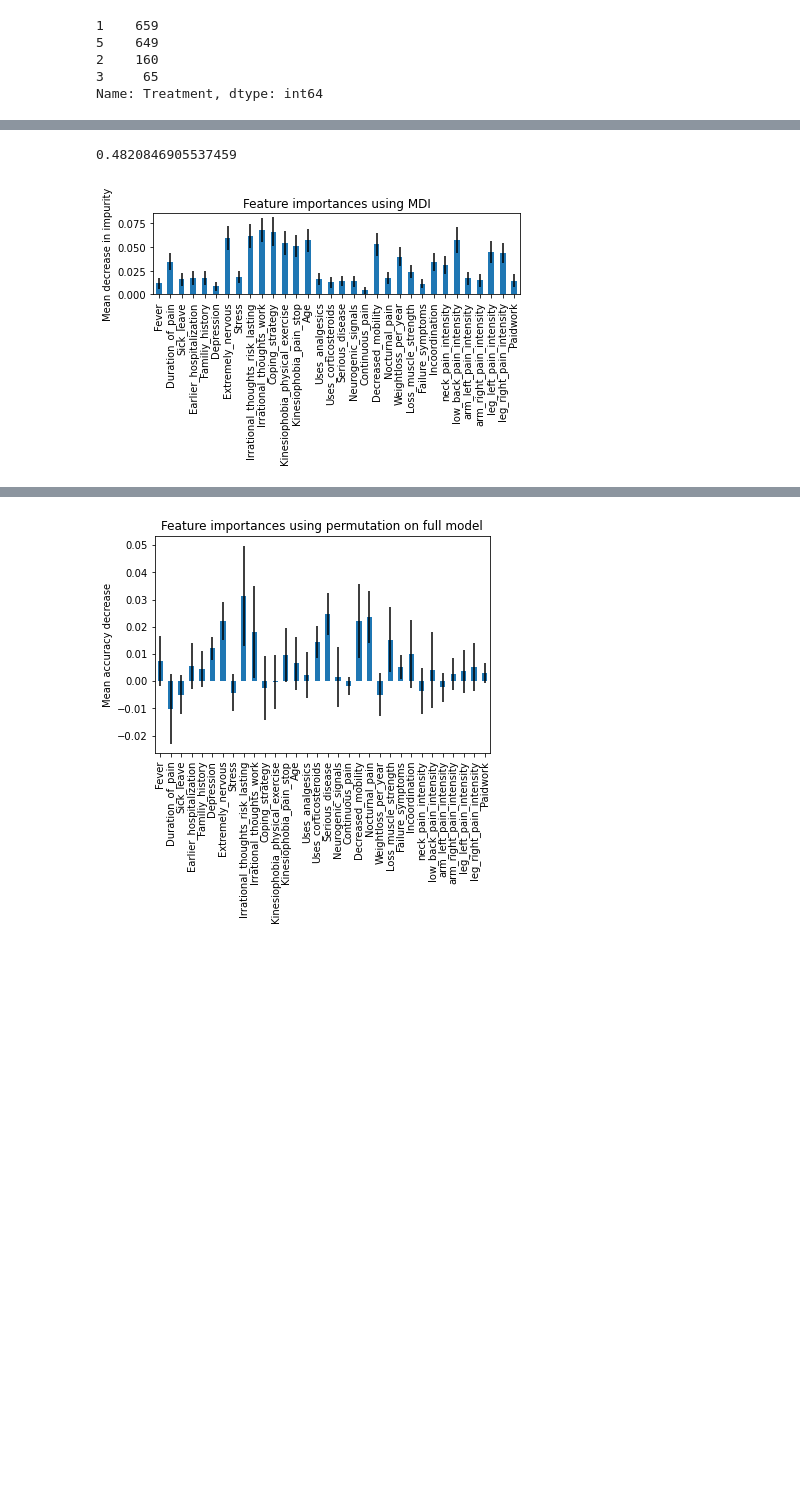
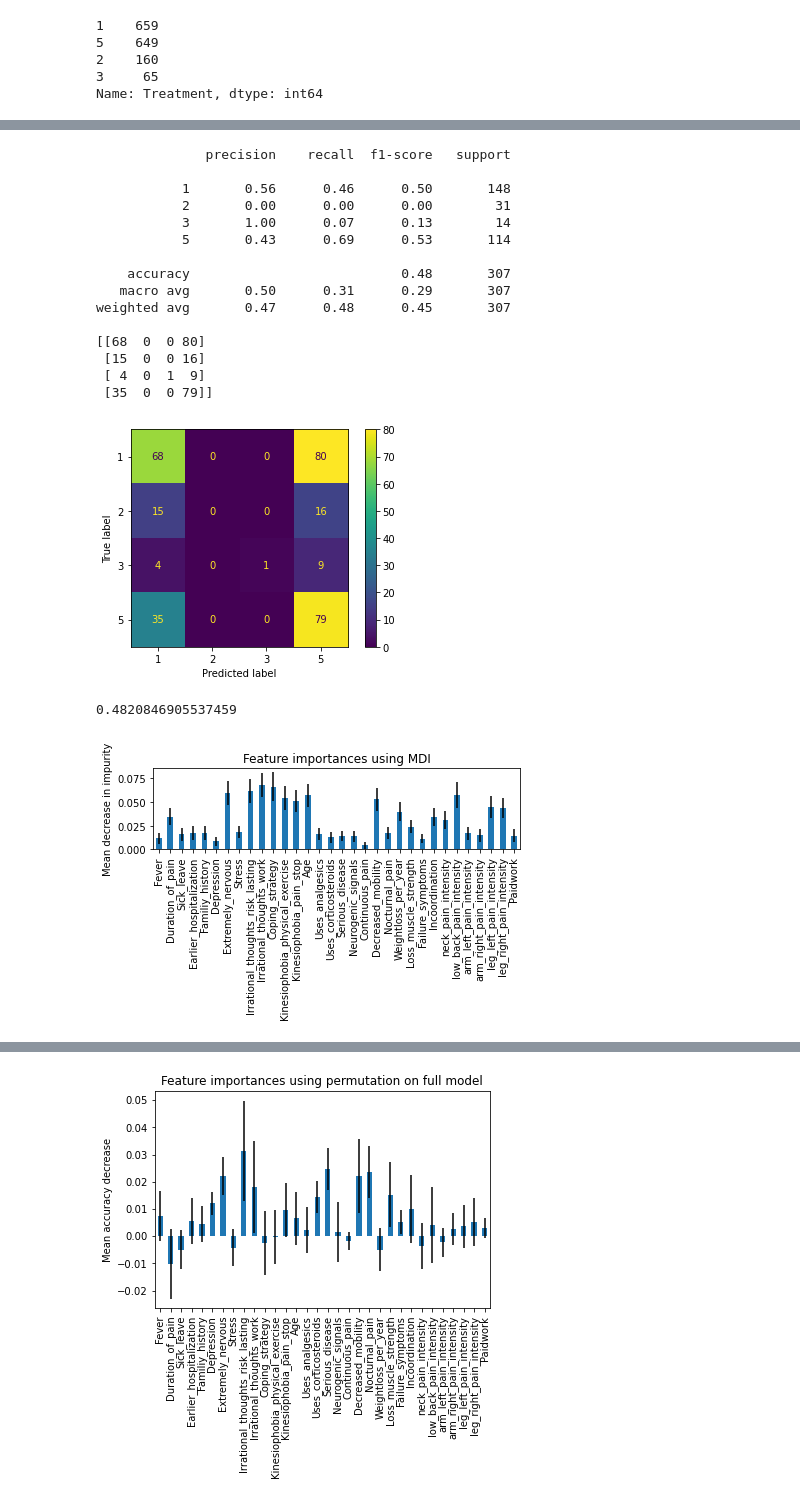
Before and after one commit to WALEX2000/DataScience-Project, a Jupyter notebook: src/treeClassification.ipynb, the cells around one changed output, grey strips where cells are left out. Saved outputs shown, nothing was run; the diff lists cells and outputs as text; code cells hidden in the pictures; blank space fills up the shorter version.

Commit message:
new tree document

```diff
--- a/src/treeClassification.ipynb
+++ b/src/treeClassification.ipynb
@@ -65,10 +65,23 @@ Name: Treatment, dtype: int64
 # %%
 
 X_train, X_test, y_train, y_test = train_test_split(X, y, test_size=0.2, random_state=42)
-model_tree = DecisionTreeClassifier(ccp_alpha=0.00) #max_depth=100
+model_tree = DecisionTreeClassifier(ccp_alpha=0.005) #max_depth=100 #ccp_alpha =
 model_tree = model_tree.fit(X_train, y_train)
-plt.figure(figsize=(30,30)) # set plot size (denoted in inches)
-#tree.plot_tree(model_tree, fontsize=8)
+
+
+
+#plotting tree
+fn=X_test.columns
+cn=['advice', 'rehab', 'surgery','combination']
+fig, axes = plt.subplots(nrows = 1,ncols = 1,figsize = (4,4), dpi=300)
+tree.plot_tree(model_tree,
+               feature_names = fn,
+               class_names=cn,
+               filled = True);
+
+
+#plt.figure(figsize=(30,30)) # set plot size (denoted in inches)
+#tree.plot_tree(model_tree, fontsize=30)
 #plt.show()
 print(model_tree.get_depth())
 
@@ -180,21 +193,45 @@ plt.show()
 # %%
 # RANDOM FORESTS + MEAN DECREASE IN IMPURITY FEAT IMPORTANCES
 
 feature_names = [X.columns[i] for i in range(X.shape[1])]
 
-forest = RandomForestClassifier(random_state=0)
+forest = RandomForestClassifier(random_state=0) #DEFAULT 100 TREES
 forest.fit(X_train, y_train)
 for_importances = forest.feature_importances_
 std = np.std([tree.feature_importances_ for tree in forest.estimators_], axis=0)
 forest_importances = pd.Series(for_importances, index=feature_names)
+
+y_predict = forest.predict(X_test)
+print(classification_report(y_test,y_predict))
+
+print(confusion_matrix(y_test, y_predict))
+
+ConfusionMatrixDisplay.from_predictions(y_test, y_predict)
+plt.show()
 
 fig, ax = plt.subplots()
 forest_importances.plot.bar(yerr=std, ax=ax)
 ax.set_title("Feature importances using MDI")
 ax.set_ylabel("Mean decrease in impurity")
 fig.tight_layout()
 
 print(forest.score(X_test,y_test))
 # %% [output]
-0.4820846905537459
+              precision    recall  f1-score   support
+
+           1       0.56      0.46      0.50       148
+           2       0.00      0.00      0.00        31
+           3       1.00      0.07      0.13        14
+           5       0.43      0.69      0.53       114
+
+    accuracy                           0.48       307
+   macro avg       0.50      0.31      0.29       307
+weighted avg       0.47      0.48      0.45       307
+
+[[68  0  0 80]
+ [15  0  0 16]
+ [ 4  0  1  9]
+ [35  0  0 79]]
-[figure, old version]
+[figure, new version]
+0.4820846905537459
+[figure, added]
```
Also changed, not shown: parts of 7 cells of this notebook, 2 other files.
